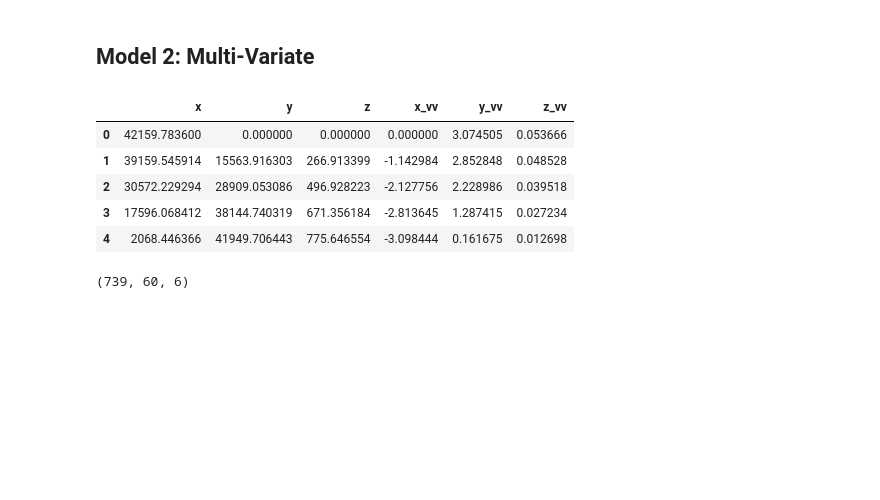
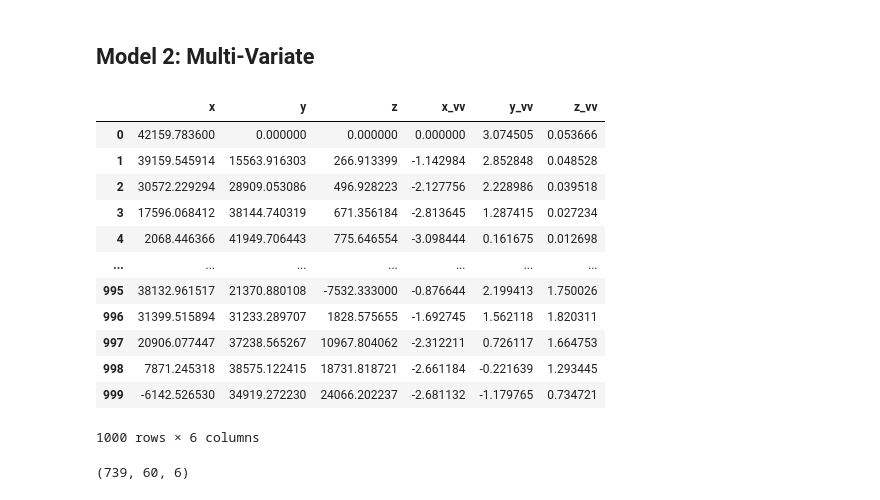
Before and after one commit to vladmarascu/Predicting-Orbits, a Jupyter notebook: RNNs/3rd Body Perturbation RNN Multivariate.ipynb, the cells around one changed output. Drawn from its saved outputs; the diff is of its cells as text; code cells hidden in the pictures; blank space fills up the shorter version.

```diff
--- a/RNNs/3rd Body Perturbation RNN Multivariate.ipynb
+++ b/RNNs/3rd Body Perturbation RNN Multivariate.ipynb
@@ -184,30 +153,37 @@ See the caveats in the documentation: https://pandas.pydata.org/pandas-docs/stab
 # %%
 import pandas as pd
 import numpy as np
 import matplotlib.pyplot as plt
 #import seaborn as sns
 #sns.set_style('whitegrid')
 plt.style.use("fivethirtyeight")
 %matplotlib inline
 from sklearn.preprocessing import MinMaxScaler
 from keras.models import Sequential
 from keras.layers import Dense, LSTM
 
 df = pd.read_csv('Dataframes/3rdBodyPerturbationPoliastro.csv')
 df_v = pd.read_csv('Dataframes/3rdBodyPerturbationPoliastro_vv.csv')
 
 df['x_vv']=df_v.vv_x
 df['y_vv']=df_v.vv_y
 df['z_vv']=df_v.vv_z
 
-df.head()
+df
 # %% [output]
 |  | x | y | z | x_vv | y_vv | z_vv |
 | 0 | 42159.783600 | 0.000000 | 0.000000 | 0.000000 | 3.074505 | 0.053666 |
 | 1 | 39159.545914 | 15563.916303 | 266.913399 | -1.142984 | 2.852848 | 0.048528 |
 | 2 | 30572.229294 | 28909.053086 | 496.928223 | -2.127756 | 2.228986 | 0.039518 |
 | 3 | 17596.068412 | 38144.740319 | 671.356184 | -2.813645 | 1.287415 | 0.027234 |
 | 4 | 2068.446366 | 41949.706443 | 775.646554 | -3.098444 | 0.161675 | 0.012698 |
+| ... | ... | ... | ... | ... | ... | ... |
+| 995 | 38132.961517 | 21370.880108 | -7532.333000 | -0.876644 | 2.199413 | 1.750026 |
+| 996 | 31399.515894 | 31233.289707 | 1828.575655 | -1.692745 | 1.562118 | 1.820311 |
+| 997 | 20906.077447 | 37238.565267 | 10967.804062 | -2.312211 | 0.726117 | 1.664753 |
+| 998 | 7871.245318 | 38575.122415 | 18731.818721 | -2.661184 | -0.221639 | 1.293445 |
+| 999 | -6142.526530 | 34919.272230 | 24066.202237 | -2.681132 | -1.179765 | 0.734721 |
+1000 rows × 6 columns
 # %%
 # convert an array of values into a dataset matrix
 
```
Also changed, not shown: parts of 12 cells of this notebook, 1 other file.
